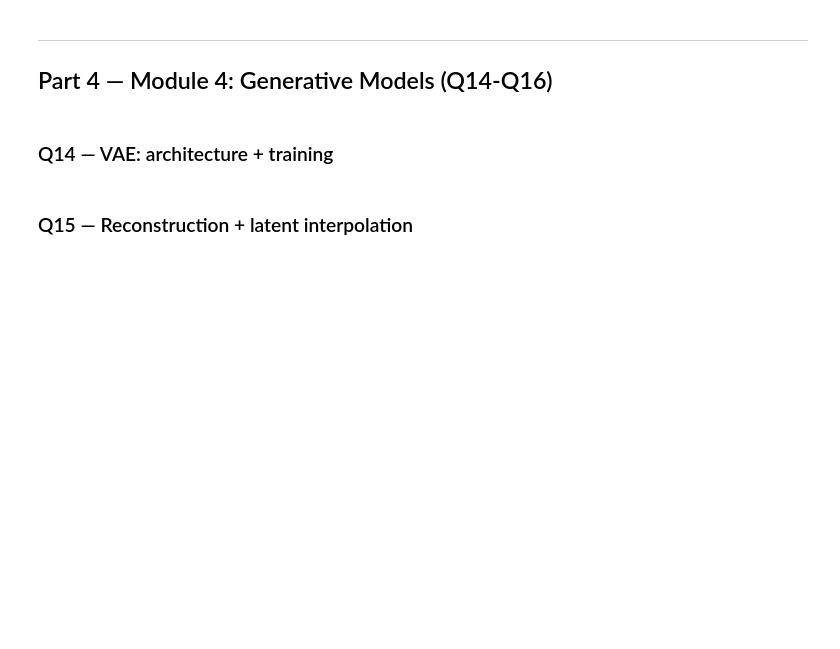
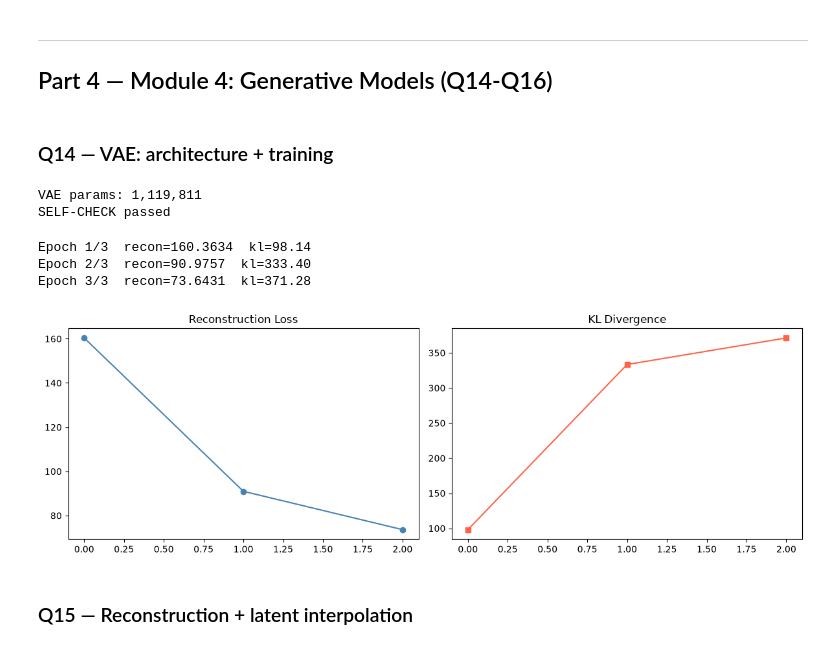
Before and after one commit to Sulav-Koirala/AI-Fellowship-Assignments, a Jupyter notebook: Week 11/W11_CV_Assignment_Notebook.ipynb, the cells around one changed output. Drawn from its saved outputs; the diff is of its cells as text; code cells hidden in the pictures; blank space fills up the shorter version.

```diff
--- a/Week 11/W11_CV_Assignment_Notebook.ipynb
+++ b/Week 11/W11_CV_Assignment_Notebook.ipynb
@@ -657,11 +657,9 @@ class VAE(nn.Module):
         self.dec = Decoder(latent_dim)
 
     def reparameterise(self, mu, logvar):
-        # TODO: implement reparameterisation trick
-        # z = mu + std * epsilon, where std = exp(0.5 * logvar), epsilon ~ N(0,1)
-        std = None
-        eps = None   # TODO: sample from standard normal with same shape as std
-        return None  # TODO: return z
+        std = torch.exp(0.5 * logvar)
+        eps = torch.randn_like(std)
+        return mu + std * eps
 
     def forward(self, x):
         mu, logvar = self.enc(x)
@@ -678,37 +676,43 @@ assert x_hat.shape  == (4, 3, 32, 32), f"Decoder output shape wrong: {x_hat.shap
 assert mu.shape     == (4, 128),        f"mu shape wrong: {mu.shape}"
 assert logvar.shape == (4, 128),        f"logvar shape wrong: {logvar.shape}"
 print("SELF-CHECK passed")
+# %% [output]
+VAE params: 1,119,811
+SELF-CHECK passed
 # %%
 # Q14 continued: ELBO loss and training loop
 def vae_loss(x, x_hat, mu, logvar, beta=0.001):
-    # TODO: reconstruction loss (MSE per image, summed over pixels, averaged over batch)
-    recon = None
-    # TODO: KL divergence: -0.5 * sum(1 + logvar - mu^2 - exp(logvar)) per latent dim, mean over batch
-    kl    = None
+    recon = F.mse_loss(x_hat, x, reduction='sum') / x.size(0)
+    kl    = -0.5 * torch.sum(1 + logvar - mu.pow(2) - logvar.exp(), dim=1).mean()
     return recon + beta * kl, recon, kl
 
 # Train 3 epochs
 vae_ds  = Subset(datasets.CIFAR10('../data', train=True, download=False, transform=T.ToTensor()), range(5_000))
 vae_ld  = DataLoader(vae_ds, batch_size=128, shuffle=True)
 vae_opt = torch.optim.Adam(vae.parameters(), lr=1e-3)
 
 recon_hist, kl_hist = [], []
 for epoch in range(3):
     vae.train()
     rs = ks = n = 0
     for imgs, _ in vae_ld:
         imgs = imgs.to(device)
         x_hat, mu, logvar = vae(imgs)
         loss, recon, kl   = vae_loss(imgs, x_hat, mu, logvar)
         vae_opt.zero_grad(); loss.backward(); vae_opt.step()
         rs += recon.item(); ks += kl.item(); n += 1
     recon_hist.append(rs/n); kl_hist.append(ks/n)
     print(f"Epoch {epoch+1}/3  recon={recon_hist[-1]:.4f}  kl={kl_hist[-1]:.2f}")
 
 fig, (ax1,ax2) = plt.subplots(1,2,figsize=(12,4))
 ax1.plot(recon_hist,'o-',color='steelblue'); ax1.set_title('Reconstruction Loss')
 ax2.plot(kl_hist,'s-',color='tomato'); ax2.set_title('KL Divergence')
 plt.tight_layout(); plt.show()
+# %% [output]
+Epoch 1/3  recon=160.3634  kl=98.14
+Epoch 2/3  recon=90.9757  kl=333.40
+Epoch 3/3  recon=73.6431  kl=371.28
+[figure, added]
 # %% [markdown]
 ### Q15 — Reconstruction + latent interpolation
 # %%
```
Also changed, not shown: parts of 7 cells of this notebook.
